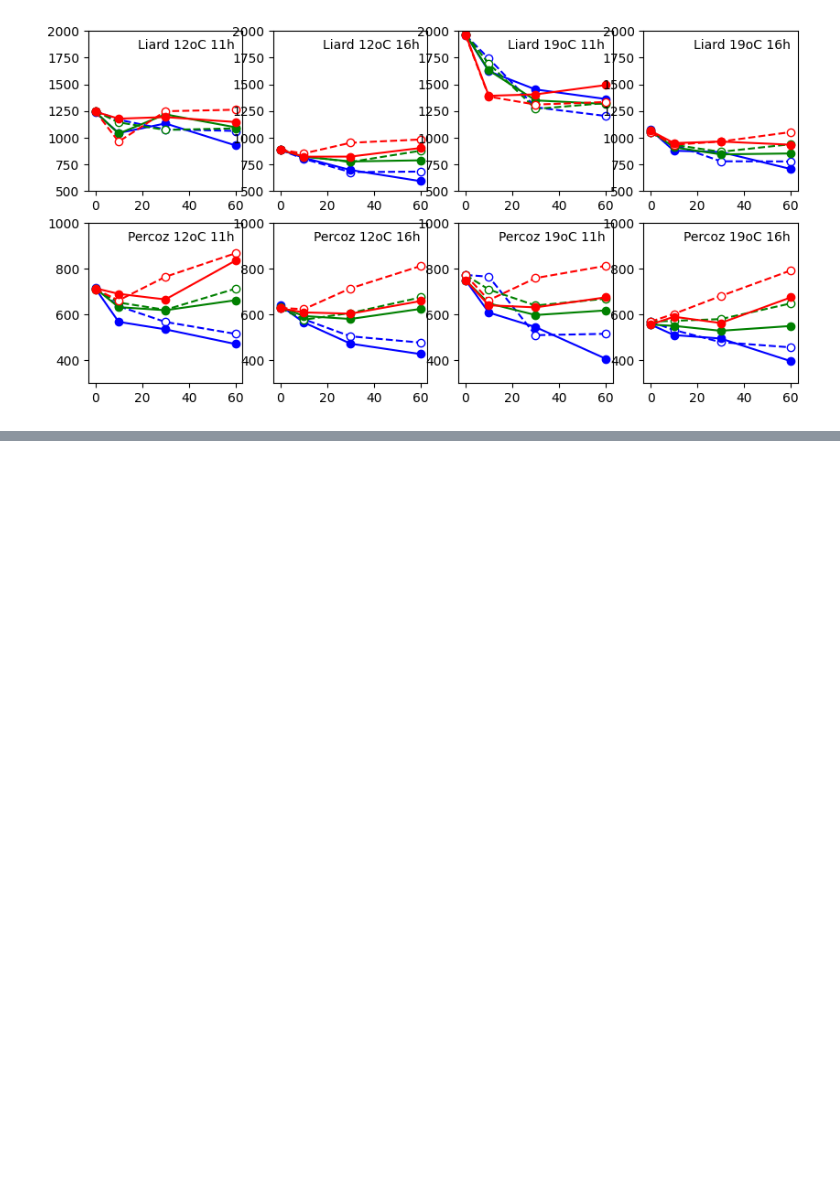
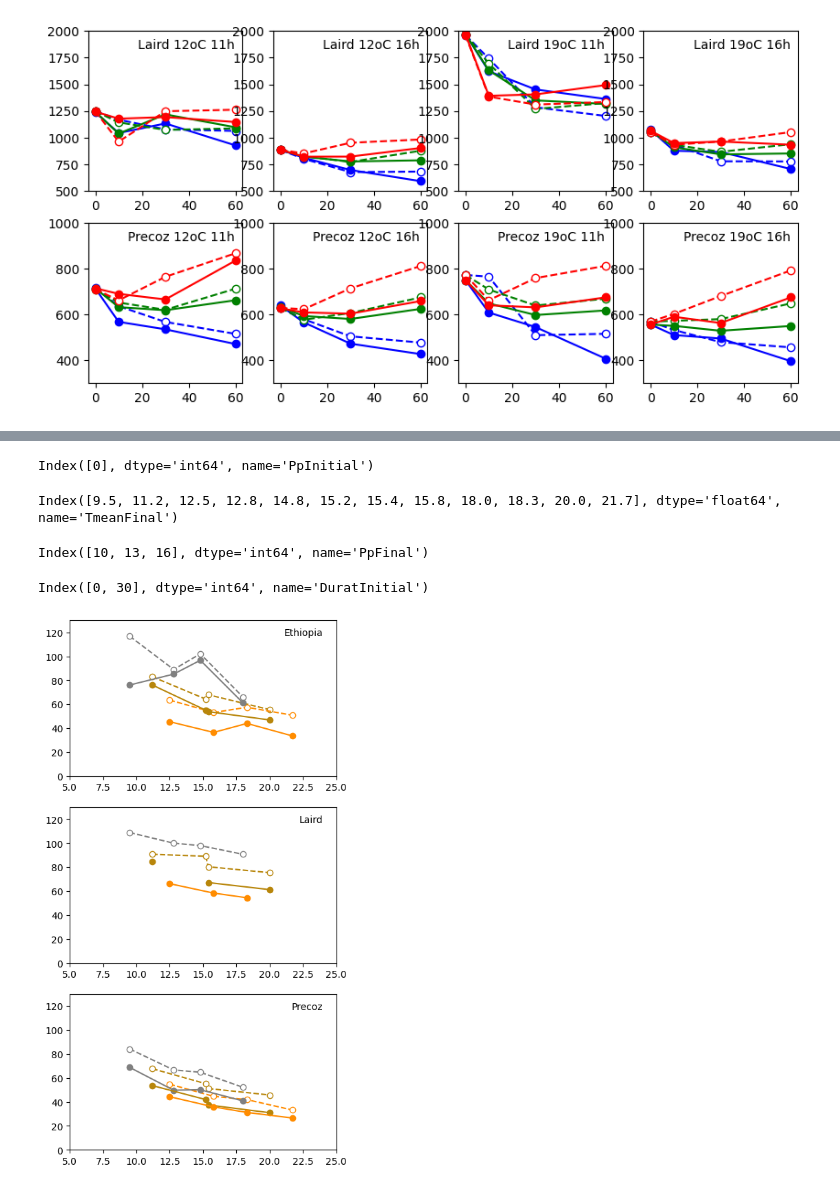
Before and after one commit to PlantandFoodResearch/ApsimX, a Jupyter notebook: Prototypes/Lentil/PhenAnalysis.ipynb, the cells around one changed output, grey strips where cells are left out. Cells and saved outputs as stored; diff of their text form; code cells hidden in the pictures; blank space fills up the shorter version.

```diff
--- a/Prototypes/Lentil/PhenAnalysis.ipynb
+++ b/Prototypes/Lentil/PhenAnalysis.ipynb
@@ -39,7 +39,7 @@ FinalPps
 # %% [output]
 Index([11, 16], dtype='int64', name='PpFinal')
 # %%
-cols = dict(zip(InitTemps.values,['b','g','r']))
-fill = dict(zip(InitPps.values,[False,True]))
-lins = dict(zip(InitPps.values,['o--','o-']))
-ylims = dict(zip(Cultivars.values,[(500,2000),(300,1000)]))
+cols = dict(zip(RobInitTemps.values,['b','g','r']))
+fill = dict(zip(RobInitPps.values,[False,True]))
+lins = dict(zip(RobInitPps.values,['o--','o-']))
+ylims = dict(zip(RobCults.values,[(500,2000),(300,1000)]))
@@ -103,3 +86,15 @@ for c in Cultivars:
             pos+=1
 # %% [output]
 [figure]
+# %%
+Summerfield = pd.read_excel('CanadaCEData.xlsx',sheet_name='Summerfield_etal_1985',header=1)
+Summerfield.set_index(['Cultivar','TmeanFinal','PpInitial','PpFinal','TmeanInitial','DuratInitial'],drop=False,inplace=True)
+Summerfield.sort_index(axis=0,inplace=True)
+Summerfield.sort_index(axis=1,inplace=True)
+# %%
+SumCults = Summerfield.index.get_level_values(0).drop_duplicates()
+SumInitTemps = Summerfield.index.get_level_values(4).drop_duplicates()
+SumInitPps = Summerfield.index.get_level_values(2).drop_duplicates()
+SumFinalTemps = Summerfield.index.get_level_values(1).drop_duplicates()
+SumFinalPps = Summerfield.index.get_level_values(3).drop_duplicates()
+SumInitDurats = Summerfield.index.get_level_values(5).drop_duplicates()
@@ -105,0 +109,42 @@ for c in Cultivars:
+# %%
+SumInitPps
+# %% [output]
+Index([0], dtype='int64', name='PpInitial')
+# %%
+SumFinalTemps
+# %% [output]
+Index([9.5, 11.2, 12.5, 12.8, 14.8, 15.2, 15.4, 15.8, 18.0, 18.3, 20.0, 21.7], dtype='float64', name='TmeanFinal')
+# %%
+SumFinalPps
+# %% [output]
+Index([10, 13, 16], dtype='int64', name='PpFinal')
+# %%
+SumInitDurats
+# %% [output]
+Index([0, 30], dtype='int64', name='DuratInitial')
+# %%
+cols = dict(zip(SumFinalPps.values,['grey','darkgoldenrod','darkorange']))
+fill = dict(zip(SumInitDurats.values,[False,True]))
+lins = dict(zip(SumInitDurats.values,['o--','o-']))
+#ylims = dict(zip(RobCults.values,[(500,2000),(300,1000)]))
+# %%
+Graph = plt.figure(figsize=(5,10))
+pos = 1
+for c in SumCults:
+    ax = Graph.add_subplot(3,1,pos)
+    plt.text(0.95,0.95,c,horizontalalignment='right',verticalalignment='top', transform=ax.transAxes)
+    for id in SumInitDurats:
+        for fp in SumFinalPps:
+            datfilter = (Summerfield.Cultivar==c)&(Summerfield.DuratInitial==id)&(Summerfield.PpFinal==fp)
+            dat = Summerfield.loc[datfilter,:]
+            fc = cols[fp]
+            ls = lins[id]
+            if id == 0:
+                fc = 'w'
+            plt.plot(dat.TmeanFinal,dat.DaysToFlowerPostVern,ls,color = cols[fp],mfc=fc)
+    #plt.ylim(ylims[c][0],ylims[c][1])
+    plt.ylim(0,130)
+    plt.xlim(5,25)
+    pos+=1
+# %% [output]
+[figure, added]
```
Also changed, not shown: parts of 23 cells of this notebook, 9 other files.
